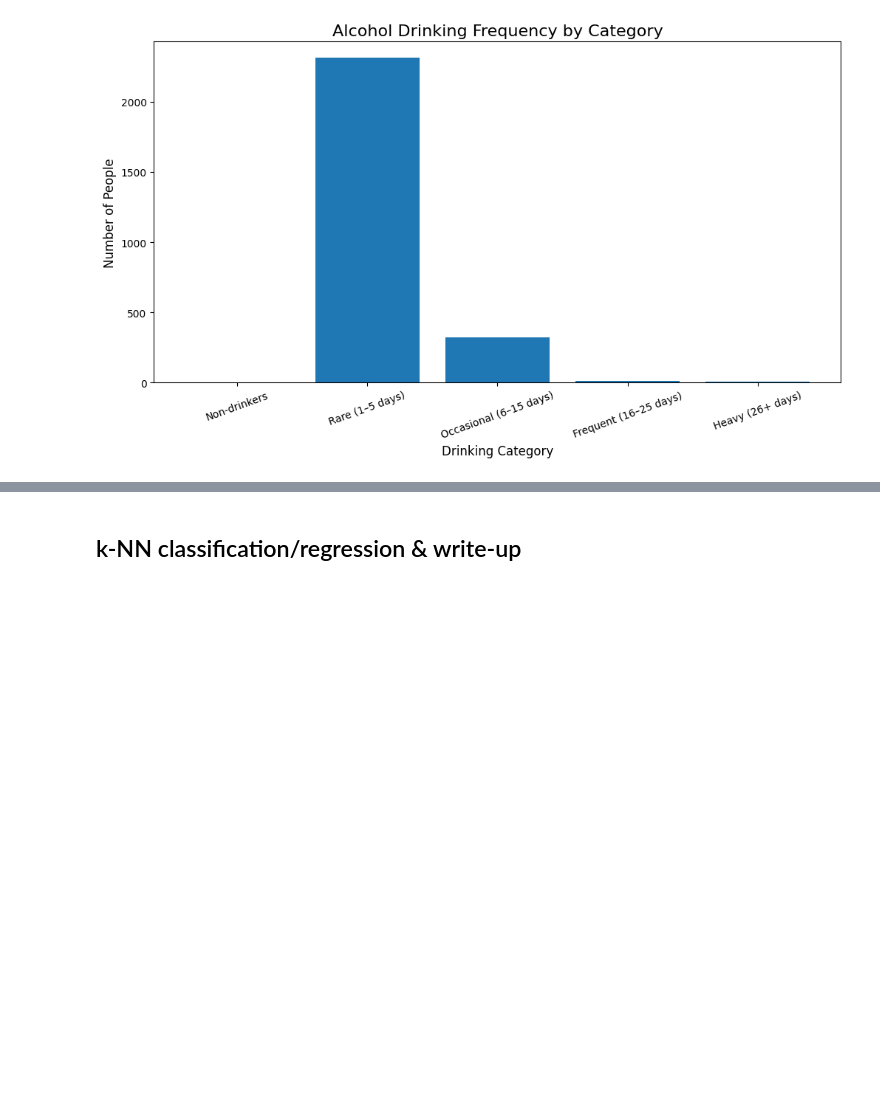
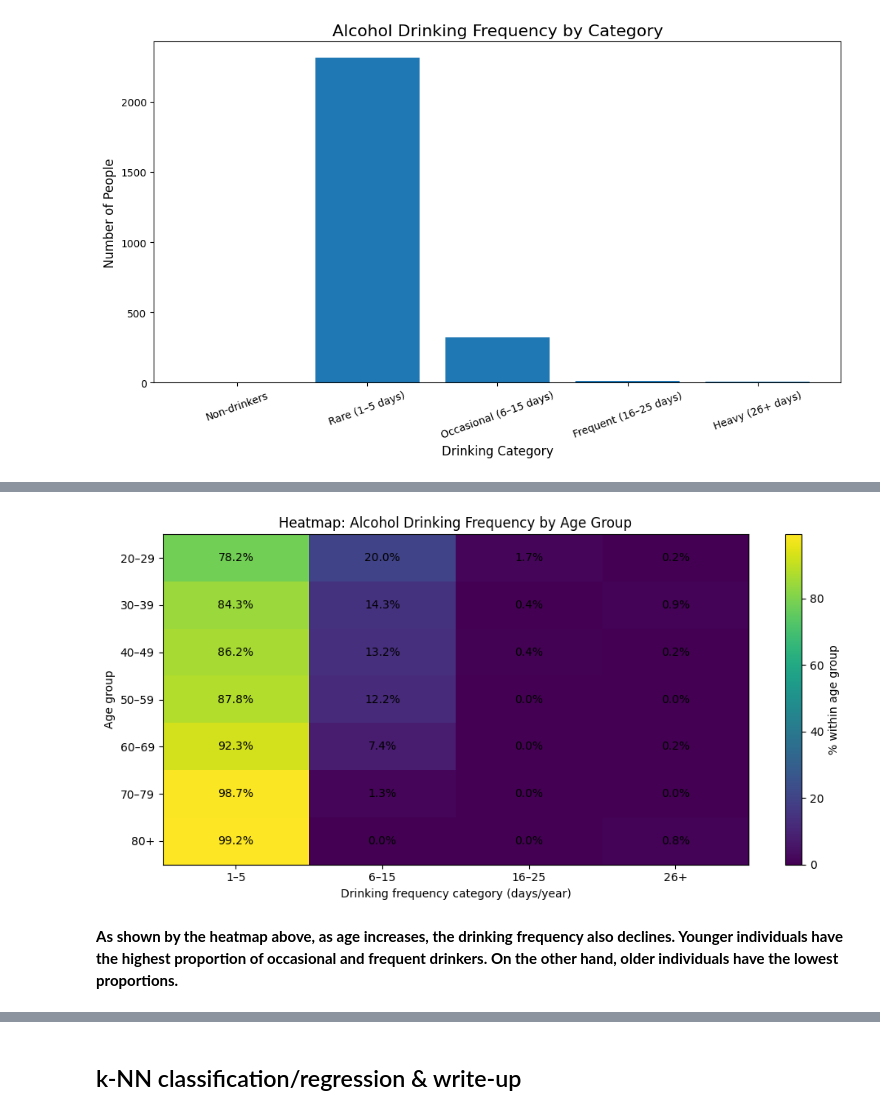
Before and after one commit to clairicelou/project_1_bsds, a Jupyter notebook: Project1_DS3021.ipynb, the cells around one changed output, grey strips where cells are left out. Cells and saved outputs as stored; diff of their text form; code cells hidden in the pictures; blank space fills up the shorter version.

```diff
--- a/Project1_DS3021.ipynb
+++ b/Project1_DS3021.ipynb
@@ -206,0 +258,51 @@ plt.show()
+# %%
+import pandas as pd
+import matplotlib.pyplot as plt
+
+# 1) Build drinking categories from ALQ130 (days drank in past year)
+alq = df['ALQ130'].dropna()
+
+drink_cat = pd.cut(
+    alq,
+    bins=[-1, 0, 5, 15, 25, 365],
+    labels=["0 days", "1–5", "6–15", "16–25", "26+"]
+)
+
+# Align index back to df so we can combine with age
+tmp = df.loc[alq.index].copy()
+tmp["drink_cat"] = drink_cat
+
+# 2) Create age groups
+tmp["age_group"] = pd.cut(
+    tmp["RIDAGEYR"],
+    bins=[19, 29, 39, 49, 59, 69, 79, 120],
+    labels=["20–29","30–39","40–49","50–59","60–69","70–79","80+"]
+)
+
+# 3) Crosstab as row percentages
+heat = pd.crosstab(tmp["age_group"], tmp["drink_cat"], normalize="index") * 100
+heat = heat.fillna(0)
+
+# 4) Plot heatmap (matplotlib)
+plt.figure(figsize=(10, 5))
+im = plt.imshow(heat.values, aspect="auto")
+
+plt.colorbar(im, label="% within age group")
+plt.title("Heatmap: Alcohol Drinking Frequency by Age Group")
+plt.xlabel("Drinking frequency category (days/year)")
+plt.ylabel("Age group")
+
+plt.xticks(range(len(heat.columns)), heat.columns)
+plt.yticks(range(len(heat.index)), heat.index)
+
+# Annotate cells with values
+for i in range(heat.shape[0]):
+    for j in range(heat.shape[1]):
+        plt.text(j, i, f"{heat.values[i, j]:.1f}%", ha="center", va="center")
+
+plt.tight_layout()
+plt.show()
+# %% [output]
+[figure, added]
+# %% [markdown]
+**As shown by the heatmap above, as age increases, the drinking frequency also declines. Younger individuals have the highest proportion of occasional and frequent drinkers. On the other hand, older individuals have the lowest proportions.**
```
Also changed, not shown: parts of 15 cells of this notebook.
